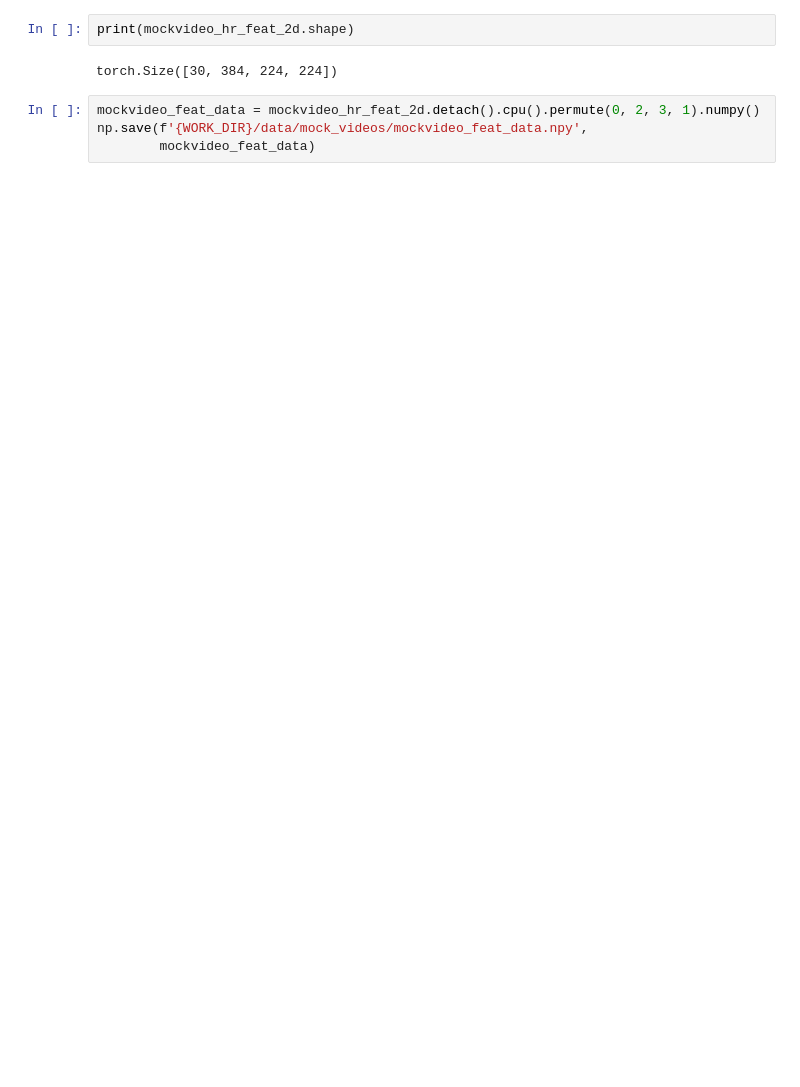
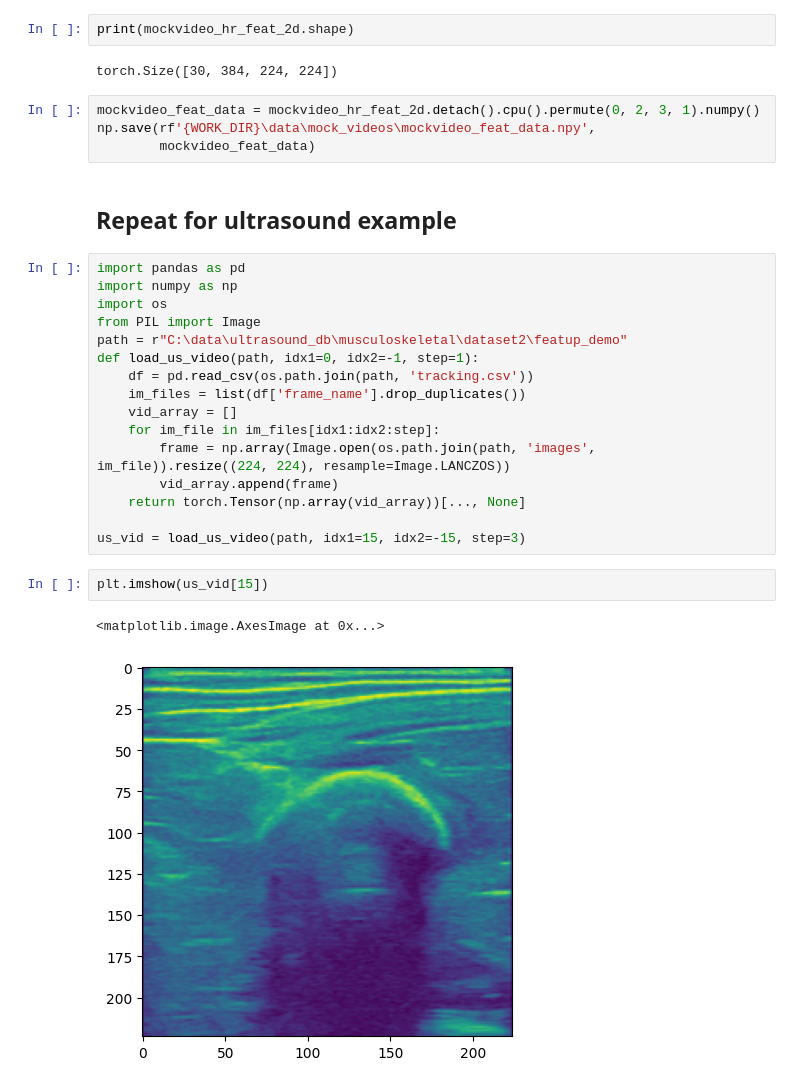
Before and after one commit to tonyzzr/siren, a Jupyter notebook: experiment_scripts/prepare_hr_feat_video_example_usage.ipynb, the cells around one changed output. Drawn from its saved outputs; the diff is of its cells as text; blank space fills up the shorter version.

Commit message:
adds us example

```diff
--- a/experiment_scripts/prepare_hr_feat_video_example_usage.ipynb
+++ b/experiment_scripts/prepare_hr_feat_video_example_usage.ipynb
@@ -55,5 +105,28 @@ print(mockvideo_hr_feat_2d.shape)
 torch.Size([30, 384, 224, 224])
 # %%
 mockvideo_feat_data = mockvideo_hr_feat_2d.detach().cpu().permute(0, 2, 3, 1).numpy()
-np.save(f'{WORK_DIR}/data/mock_videos/mockvideo_feat_data.npy',
+np.save(rf'{WORK_DIR}\data\mock_videos\mockvideo_feat_data.npy',
         mockvideo_feat_data)
+# %% [markdown]
+## Repeat for ultrasound example
+# %%
+import pandas as pd
+import numpy as np
+import os
+from PIL import Image
+path = r"C:\data\ultrasound_db\musculoskeletal\dataset2\featup_demo"
+def load_us_video(path, idx1=0, idx2=-1, step=1):
+    df = pd.read_csv(os.path.join(path, 'tracking.csv'))
+    im_files = list(df['frame_name'].drop_duplicates())
+    vid_array = []
+    for im_file in im_files[idx1:idx2:step]:
+        frame = np.array(Image.open(os.path.join(path, 'images', im_file)).resize((224, 224), resample=Image.LANCZOS))
+        vid_array.append(frame)
+    return torch.Tensor(np.array(vid_array))[..., None]
+
+us_vid = load_us_video(path, idx1=15, idx2=-15, step=3)
+# %%
+plt.imshow(us_vid[15])
+# %% [output]
+<matplotlib.image.AxesImage at 0x...>
+[figure, added]
```
Also changed, not shown: parts of 7 cells of this notebook, 1 other file.
